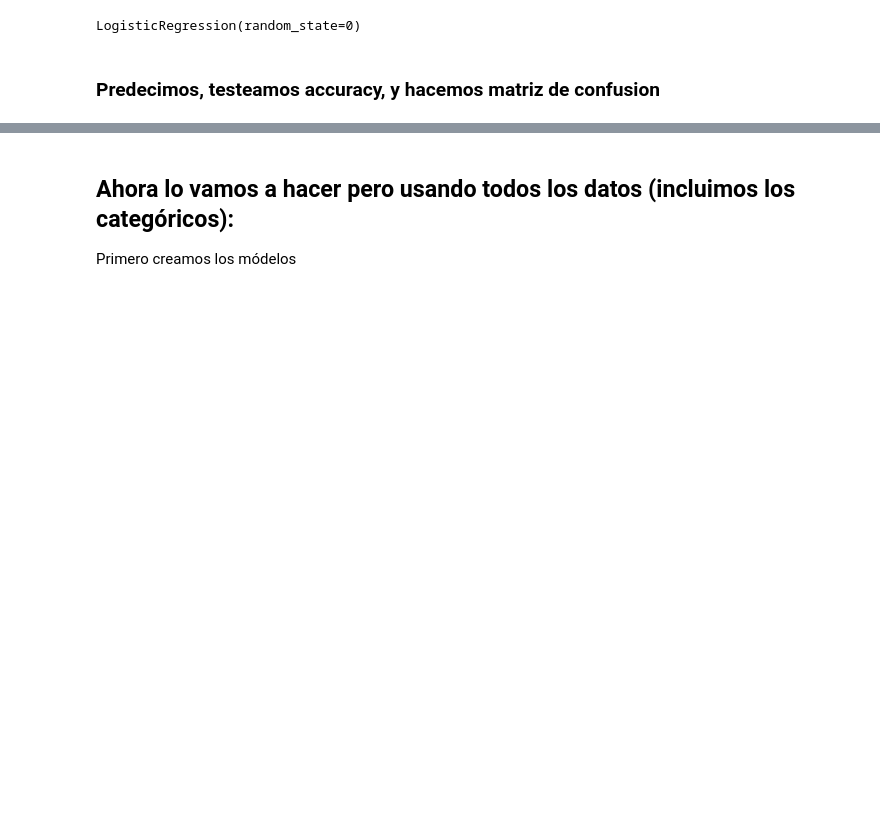
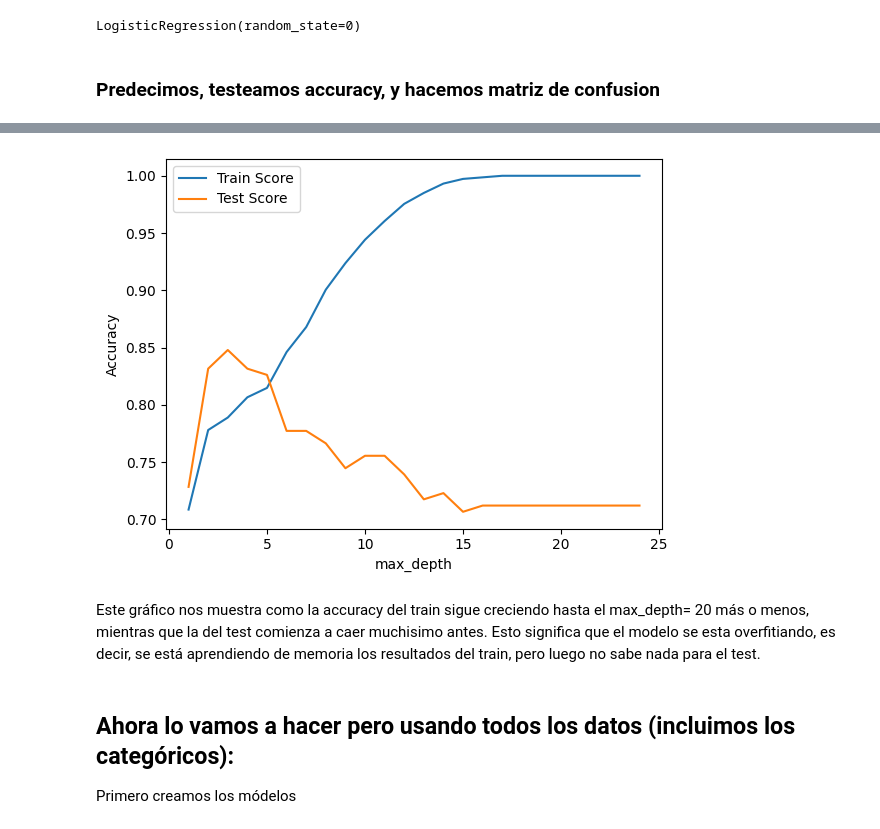
Before and after one commit to Leoli16/TP_IA_LUCA, a Jupyter notebook: Sabetay_Abud_Battias_CE.ipynb, the cells around one changed output, grey strips where cells are left out. Drawn from its saved outputs; the diff is of its cells as text; code cells hidden in the pictures; blank space fills up the shorter version.

```diff
--- a/Sabetay_Abud_Battias_CE.ipynb
+++ b/Sabetay_Abud_Battias_CE.ipynb
@@ -146,3 +149,23 @@ El arbol tiene alto recall (cantidad de positivos acertados sobre cantidad de po
+# %%
+
+max_depths = range(1, 25)
+train_scores = []
+test_scores = []
+for max_depth in max_depths:
+    arbol = DecisionTreeClassifier(max_depth=max_depth, criterion="entropy", random_state=42)
+    arbol.fit(X_train_numerico, y_train)
+    train_scores.append(arbol.score(X_train_numerico, y_train))
+    test_scores.append(arbol.score(X_test_numerico, y_test))
+plt.plot(max_depths, train_scores, label='Train Score')
+plt.plot(max_depths, test_scores, label='Test Score')
+plt.xlabel('max_depth')
+plt.ylabel('Accuracy')
+plt.legend()
+plt.show()
+# %% [output]
+[figure, added]
+# %% [markdown]
+Este gráfico nos muestra como la accuracy del train sigue creciendo hasta el max_depth= 20 más o menos, mientras que la del test comienza a caer muchisimo antes. Esto significa que el modelo se esta overfitiando, es decir, se está aprendiendo de memoria los resultados del train, pero luego no sabe nada para el test.
 # %% [markdown]
 ## Ahora lo vamos a hacer pero usando todos los datos (incluimos los categóricos):
 Primero creamos los módelos
```
Also changed, not shown: parts of 16 cells of this notebook, 3 other files.
